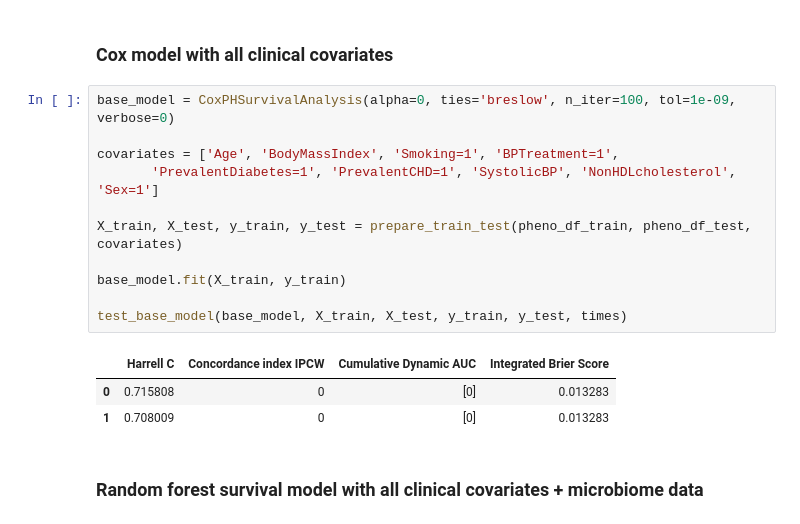
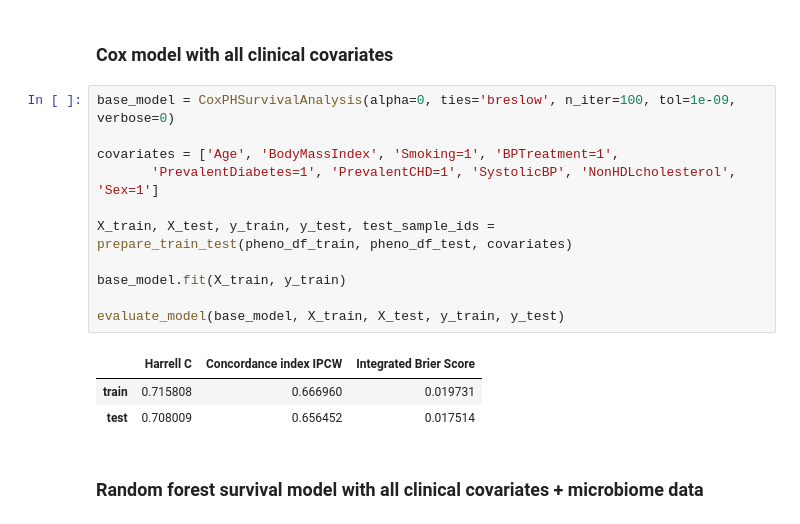
Before and after one commit to TristanFauvel/DreamHF, a Jupyter notebook: src/baseline.ipynb, the cells around one changed output. Cells and saved outputs as stored; diff of their text form.

```diff
--- a/src/baseline.ipynb
+++ b/src/baseline.ipynb
@@ -134,18 +131,18 @@ plt.show()
 # %%
 base_model = CoxPHSurvivalAnalysis(alpha=0, ties='breslow', n_iter=100, tol=1e-09, verbose=0)
 
 covariates = ['Age', 'BodyMassIndex', 'Smoking=1', 'BPTreatment=1',
        'PrevalentDiabetes=1', 'PrevalentCHD=1', 'SystolicBP', 'NonHDLcholesterol', 'Sex=1']
 
-X_train, X_test, y_train, y_test = prepare_train_test(pheno_df_train, pheno_df_test, covariates)
+X_train, X_test, y_train, y_test, test_sample_ids = prepare_train_test(pheno_df_train, pheno_df_test, covariates)
 
 base_model.fit(X_train, y_train)
 
-test_base_model(base_model, X_train, X_test, y_train, y_test, times)
+evaluate_model(base_model, X_train, X_test, y_train, y_test)
 # %% [output]
-|  | Harrell C | Concordance index IPCW | Cumulative Dynamic AUC | Integrated Brier Score |
-| 0 | 0.715808 | 0 | [0] | 0.013283 |
-| 1 | 0.708009 | 0 | [0] | 0.013283 |
+|  | Harrell C | Concordance index IPCW | Integrated Brier Score |
+| train | 0.715808 | 0.666960 | 0.019731 |
+| test | 0.708009 | 0.656452 | 0.017514 |
 # %% [markdown]
 ### Random forest survival model with all clinical covariates + microbiome data
 # %%
```
Also changed, not shown: parts of 10 cells of this notebook, 10 other files.
